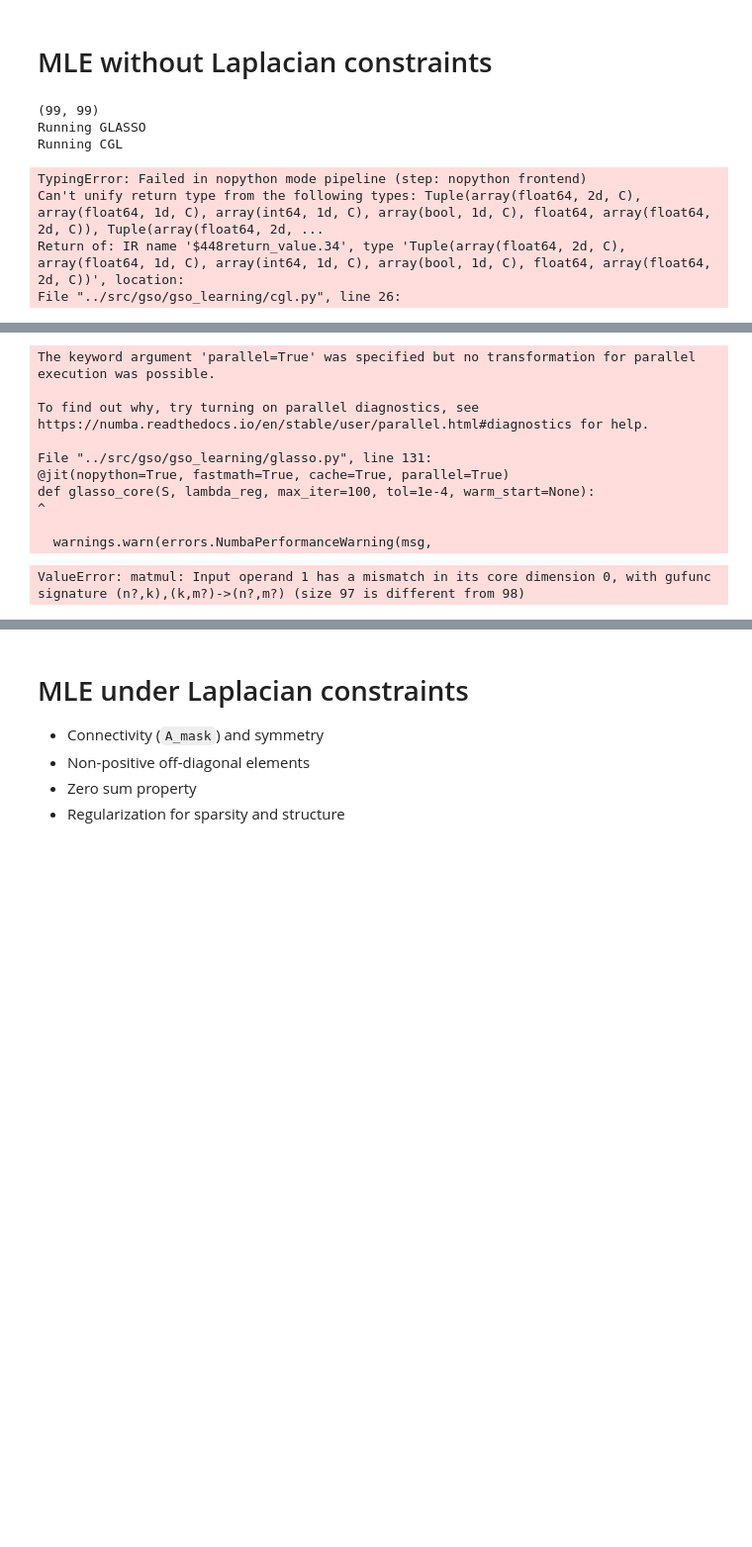
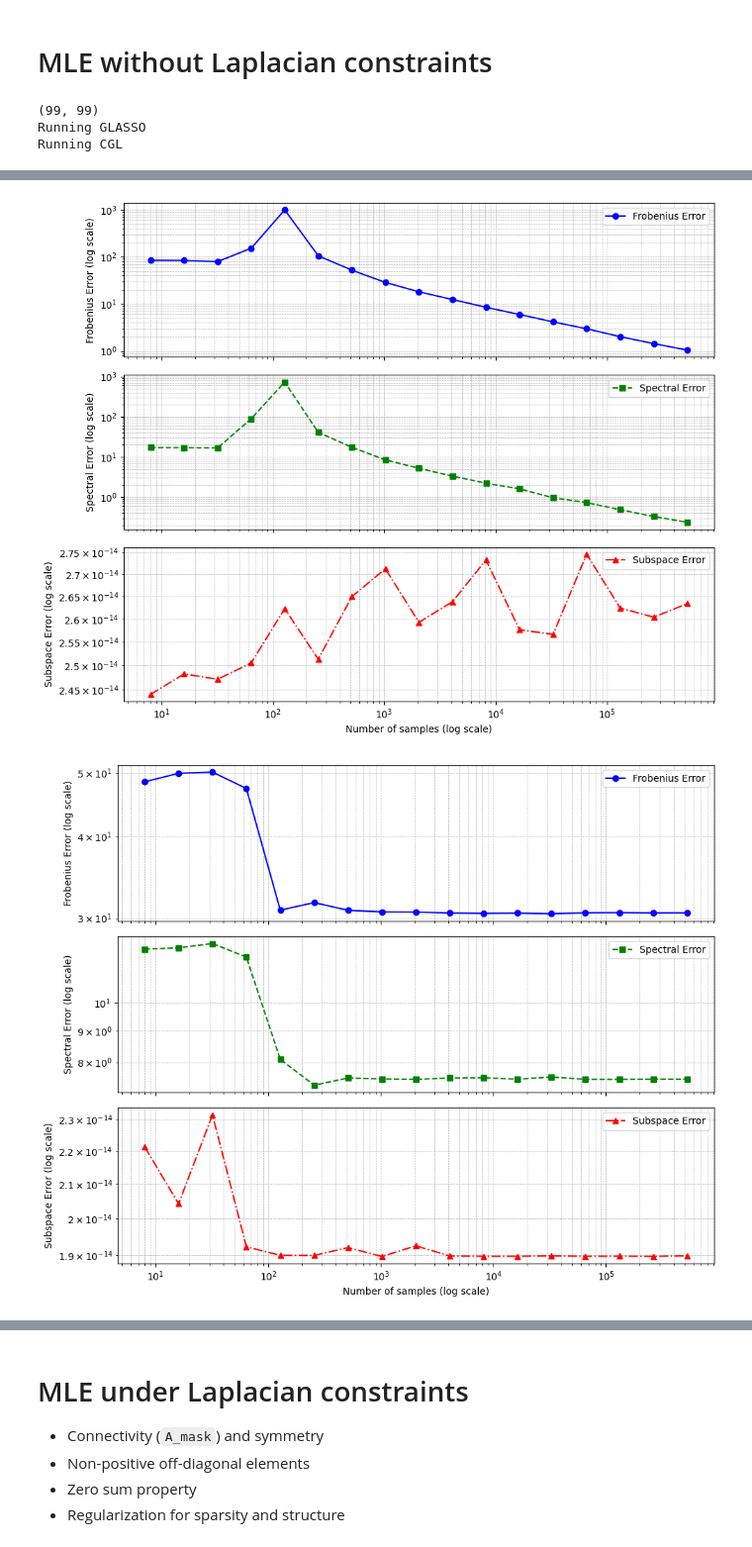
Before and after one commit to graphdatahub/NetworkInference, a Jupyter notebook: notebooks/signals.ipynb, the cells around one changed output, grey strips where cells are left out. Shown: that part at 99% size. Cells and saved outputs as stored; diff of their text form; code cells hidden in the pictures; blank space fills up the shorter version.

Commit message:
GLASSO works, CGL is functional but errors are strange

```diff
--- a/notebooks/signals.ipynb
+++ b/notebooks/signals.ipynb
@@ -173,19 +173,15 @@ from gso.gso_learning import cgl_fit, glasso_fit
 Sigma = np.array(np.cov(S, rowvar=True, bias=False, ddof=1))
 print(np.shape(Sigma))
 print(f"Running GLASSO")
-precision, covariance = glasso_fit(Sigma)
+precision, covariance, convergence_results = glasso_fit(Sigma)
 # results_glasso = block_descent(Sigma, 'glasso', A_mask=structure.toarray())
 print(f"Running CGL")
-precision, covariance = cgl_fit(Sigma, A_mask=structure.toarray())
+precision, covariance, convergence_results = cgl_fit(Sigma, A_mask=structure.toarray())
 # results_cgl = block_descent(Sigma, "cgl", A_mask=structure.toarray())
 # %% [output]
 (99, 99)
 Running GLASSO
 Running CGL
-TypingError: Failed in nopython mode pipeline (step: nopython frontend)
-Can't unify return type from the following types: Tuple(array(float64, 2d, C), array(float64, 1d, C), array(int64, 1d, C), array(bool, 1d, C), float64, array(float64, 2d, C)), Tuple(array(float64, 2d, ...
-Return of: IR name '$448return_value.34', type 'Tuple(array(float64, 2d, C), array(float64, 1d, C), array(int64, 1d, C), array(bool, 1d, C), float64, array(float64, 2d, C))', location:
-File "../src/gso/gso_learning/cgl.py", line 26:
 # %%
 from gso.gso_learning import cgl_fit, glasso_fit
 
@@ -218,24 +214,27 @@ for i in range(3, 20):
     assert np.shape(sample_cov) == (99, 99)
 
     # Inverse Covariance
+    print("  - Sample precision")
     error_metrics = laplacian_error_metrics(L_true, np.linalg.pinv(sample_cov))
     errors_pinv["frobenius_error"].append(error_metrics["frobenius_error"])
     errors_pinv["spectral_error"].append(error_metrics["spectral_error"])
     errors_pinv["subspace_error"].append(error_metrics["subspace_error"])
 
     # GLASSO
+    print("  - GLASSO")
     # results_glasso = block_descent(Sigma, 'glasso', A_mask=A)
-    precision, covariance = glasso_fit(sample_cov)
-    error_metrics = laplacian_error_metrics(L_true, precision)
+    results_glasso = glasso_fit(sample_cov)
+    error_metrics = laplacian_error_metrics(L_true, results_glasso["O"])
 
     errors_glasso["frobenius_error"].append(error_metrics["frobenius_error"])
     errors_glasso["spectral_error"].append(error_metrics["spectral_error"])
     errors_glasso["subspace_error"].append(error_metrics["subspace_error"])
 
     # CGL
+    print("  - CGL")
     # results_cgl = block_descent(Sigma, 'cgl', A_mask=A)
-    precision, covariance = cgl_fit(sample_cov, A_mask=A)
-    error_metrics = laplacian_error_metrics(L_true, precision)
+    results_cgl = cgl_fit(sample_cov, A_mask=A)
+    error_metrics = laplacian_error_metrics(L_true, results_cgl["O"])
 
     errors_cgl["frobenius_error"].append(error_metrics["frobenius_error"])
     errors_cgl["spectral_error"].append(error_metrics["spectral_error"])
@@ -281,11 +296,2 @@ Generating 8 samples
-The keyword argument 'parallel=True' was specified but no transformation for parallel execution was possible.
-
-To find out why, try turning on parallel diagnostics, see https://numba.readthedocs.io/en/stable/user/parallel.html#diagnostics for help.
-
-File "../src/gso/gso_learning/glasso.py", line 131:
-@jit(nopython=True, fastmath=True, cache=True, parallel=True)
-def glasso_core(S, lambda_reg, max_iter=100, tol=1e-4, warm_start=None):
-^
-
-  warnings.warn(errors.NumbaPerformanceWarning(msg,
-ValueError: matmul: Input operand 1 has a mismatch in its core dimension 0, with gufunc signature (n?,k),(k,m?)->(n?,m?) (size 97 is different from 98)
+[figure, added]
+[figure, added]
```
Also changed, not shown: parts of 1 cell of this notebook, 4 other files.
